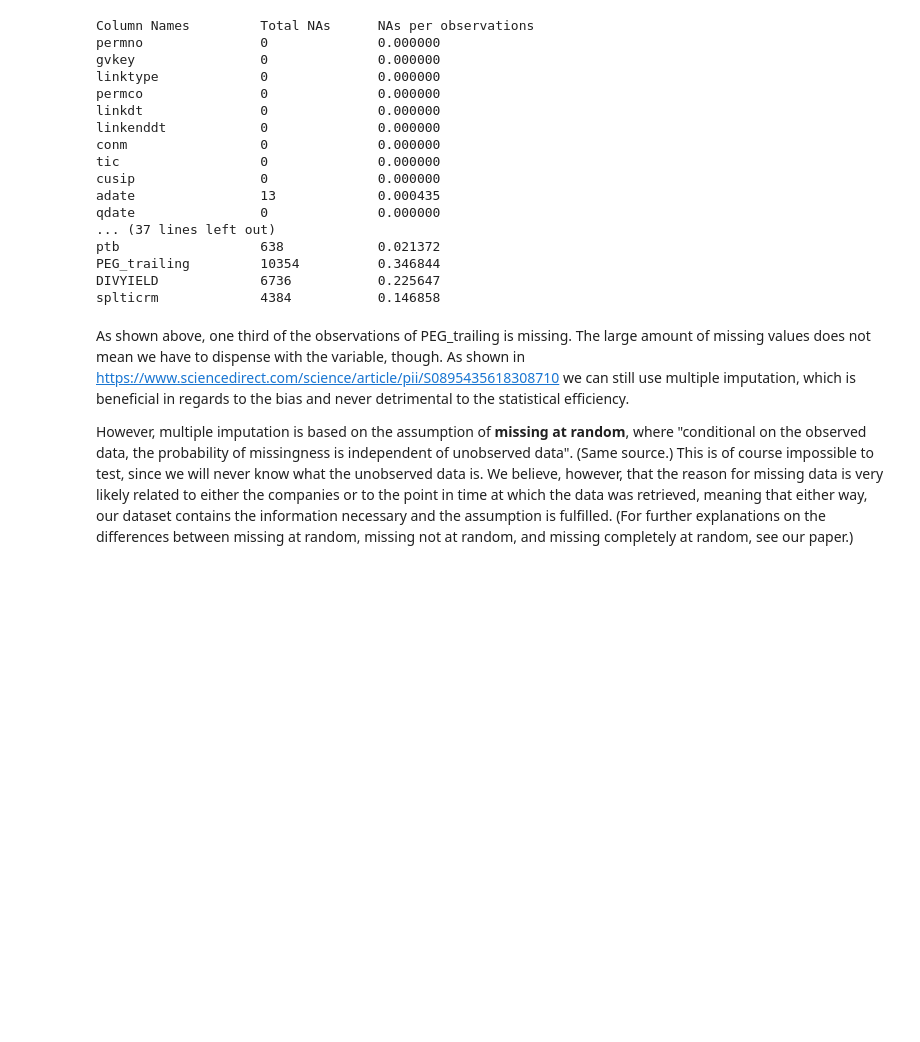
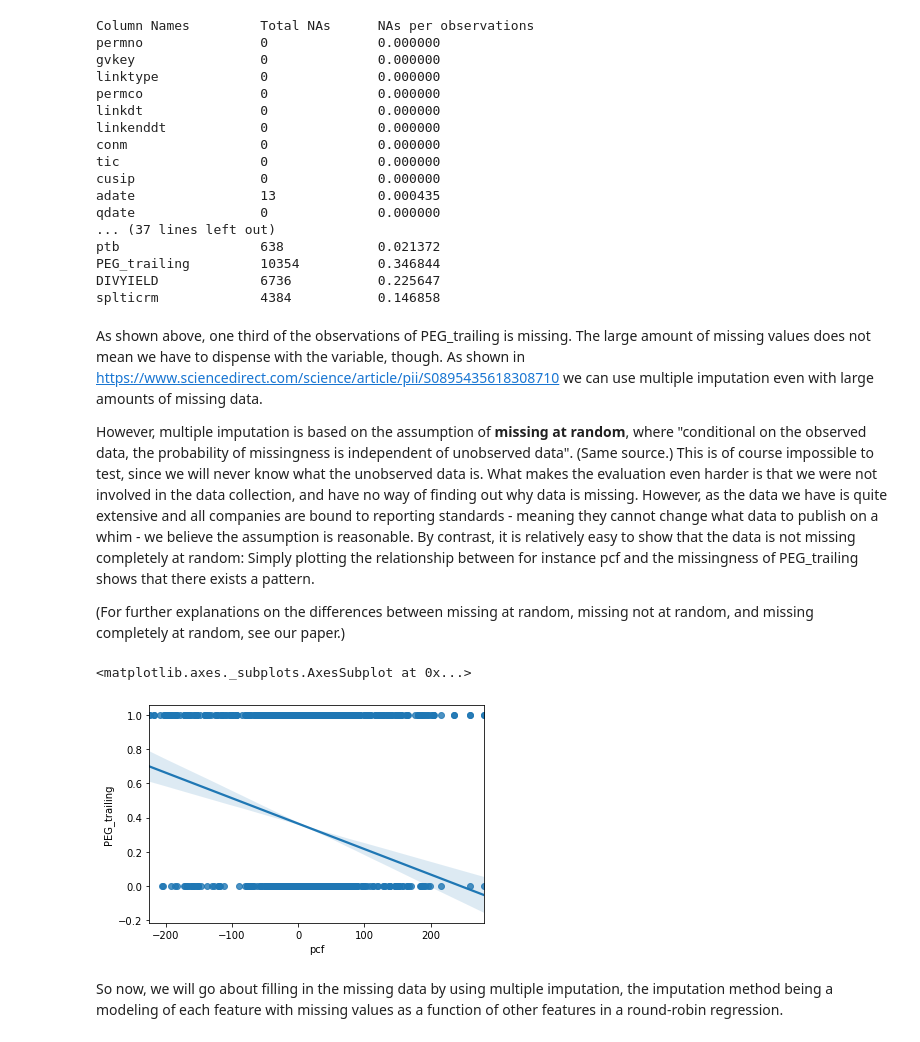
Before and after one commit to john-donnelly-1/ML-Group-3, a Jupyter notebook: current code doc.ipynb, the cells around one changed output. Saved outputs shown, nothing was run; the diff lists cells and outputs as text; code cells hidden in the pictures; blank space fills up the shorter version.

```diff
--- a/current code doc.ipynb
+++ b/current code doc.ipynb
@@ -156,6 +156,15 @@ PEG_trailing         10354          0.346844
 DIVYIELD             6736           0.225647
 splticrm             4384           0.146858
 # %% [markdown]
-As shown above, one third of the observations of PEG_trailing is missing. The large amount of missing values does not mean we have to dispense with the variable, though. As shown in https://www.sciencedirect.com/science/article/pii/S0895435618308710 we can still use multiple imputation, which is beneficial in regards to the bias and never detrimental to the statistical efficiency.
+As shown above, one third of the observations of PEG_trailing is missing. The large amount of missing values does not mean we have to dispense with the variable, though. As shown in https://www.sciencedirect.com/science/article/pii/S0895435618308710 we can use multiple imputation even with large amounts of missing data.
 
-However, multiple imputation is based on the assumption of **missing at random**, where "conditional on the observed data, the probability of missingness is independent of unobserved data". (Same source.) This is of course impossible to test, since we will never know what the unobserved data is. We believe, however, that the reason for missing data is very likely related to either the companies or to the point in time at which the data was retrieved, meaning that either way, our dataset contains the information necessary and the assumption is fulfilled. (For further explanations on the differences between missing at random, missing not at random, and missing completely at random, see our paper.)
+However, multiple imputation is based on the assumption of **missing at random**, where "conditional on the observed data, the probability of missingness is independent of unobserved data". (Same source.) This is of course impossible to test, since we will never know what the unobserved data is. What makes the evaluation even harder is that we were not involved in the data collection, and have no way of finding out why data is missing. However, as the data we have is quite extensive and all companies are bound to reporting standards - meaning they cannot change what data to publish on a whim - we believe the assumption is reasonable. By contrast, it is relatively easy to show that the data is not missing completely at random: Simply plotting the relationship between for instance pcf and the missingness of PEG_trailing shows that there exists a pattern.
+
+(For further explanations on the differences between missing at random, missing not at random, and missing completely at random, see our paper.)
+# %%
+sns.regplot(dat.pcf, dat.PEG_trailing.isna())
+# %% [output]
+<matplotlib.axes._subplots.AxesSubplot at 0x...>
+[figure, added]
+# %% [markdown]
+So now, we will go about filling in the missing data by using multiple imputation, the imputation method being a modeling of each feature with missing values as a function of other features in a round-robin regression.
```
Also changed, not shown: parts of 6 cells of this notebook.
